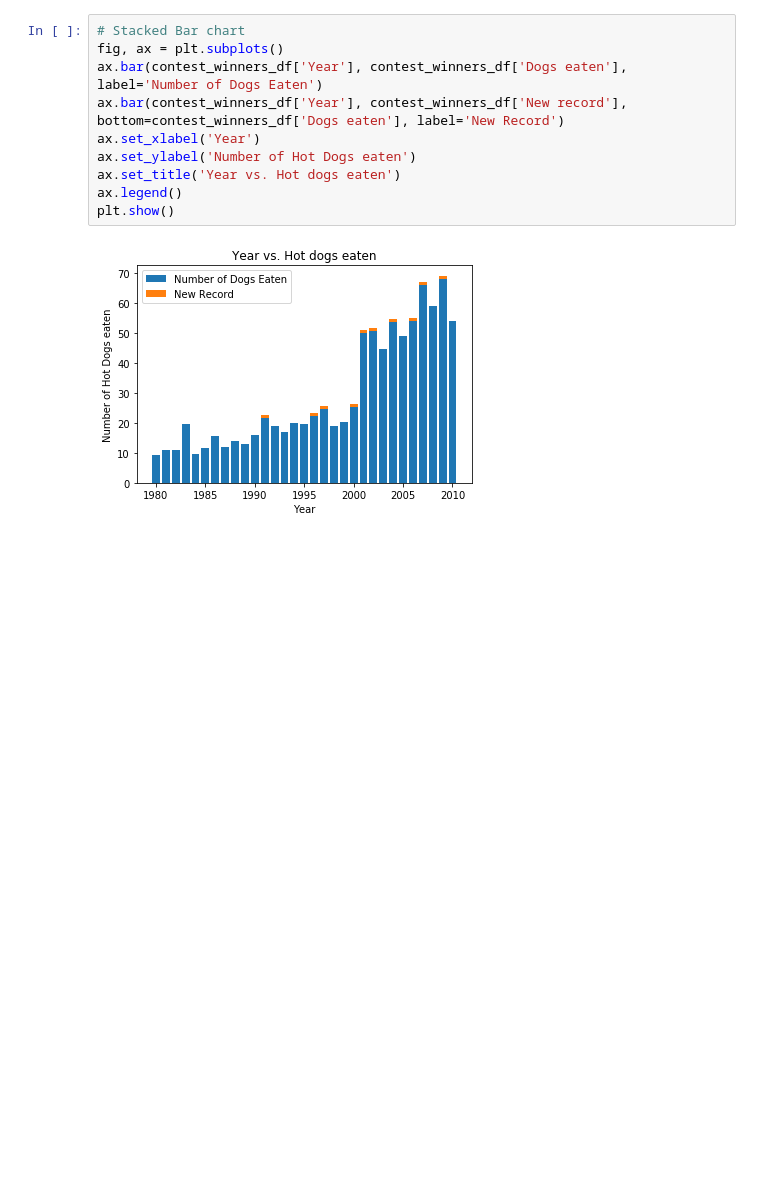
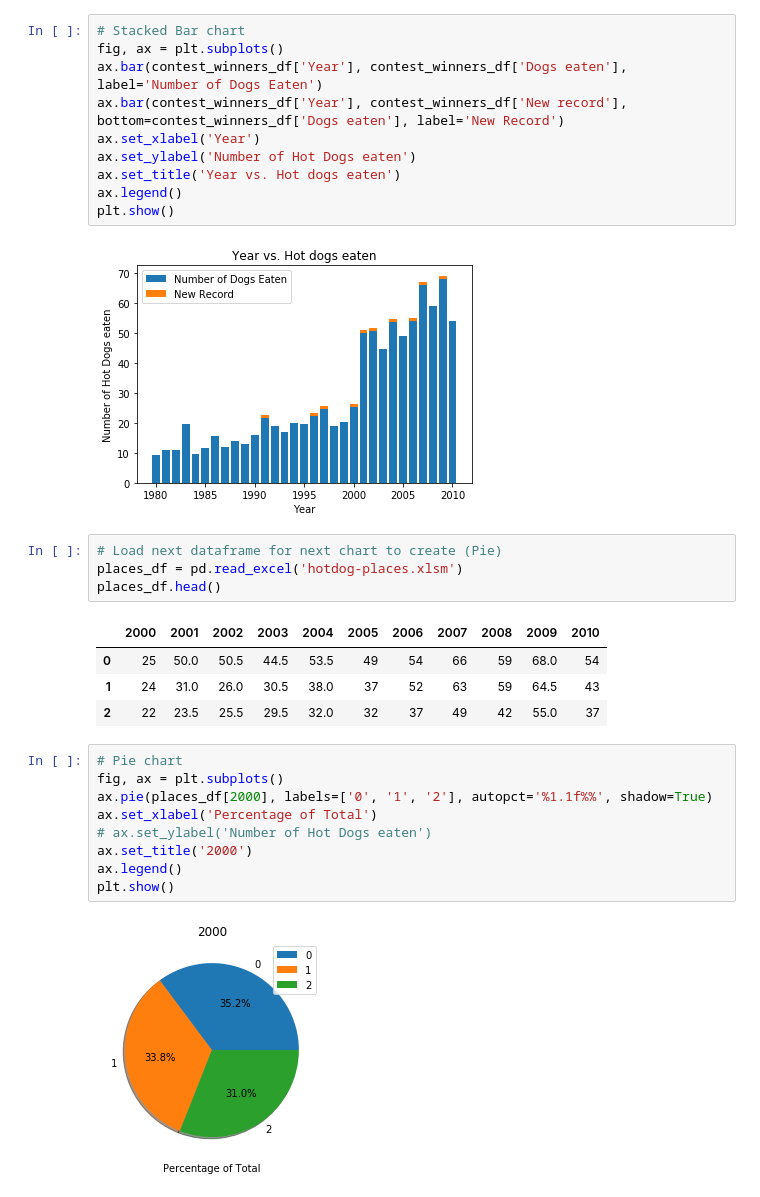
Before and after one commit to ramsey-king/DSC-640-Data-Presentation-and-Visualization, a Jupyter notebook: Weeks 1-2/exercise1-2.ipynb, the cells around one changed output. Drawn from its saved outputs; the diff is of its cells as text; blank space fills up the shorter version.

```diff
--- a/Weeks 1-2/exercise1-2.ipynb
+++ b/Weeks 1-2/exercise1-2.ipynb
@@ -33,3 +33,23 @@ ax.legend()
 plt.show()
 # %% [output]
 [figure]
+# %%
+# Load next dataframe for next chart to create (Pie)
+places_df = pd.read_excel('hotdog-places.xlsm')
+places_df.head()
+# %% [output]
+|  | 2000 | 2001 | 2002 | 2003 | 2004 | 2005 | 2006 | 2007 | 2008 | 2009 | 2010 |
+| 0 | 25 | 50.0 | 50.5 | 44.5 | 53.5 | 49 | 54 | 66 | 59 | 68.0 | 54 |
+| 1 | 24 | 31.0 | 26.0 | 30.5 | 38.0 | 37 | 52 | 63 | 59 | 64.5 | 43 |
+| 2 | 22 | 23.5 | 25.5 | 29.5 | 32.0 | 32 | 37 | 49 | 42 | 55.0 | 37 |
+# %%
+# Pie chart
+fig, ax = plt.subplots()
+ax.pie(places_df[2000], labels=['0', '1', '2'], autopct='%1.1f%%', shadow=True)
+ax.set_xlabel('Percentage of Total')
+# ax.set_ylabel('Number of Hot Dogs eaten')
+ax.set_title('2000')
+ax.legend()
+plt.show()
+# %% [output]
+[figure, added]
```
Also changed, not shown: parts of 1 cell of this notebook.
